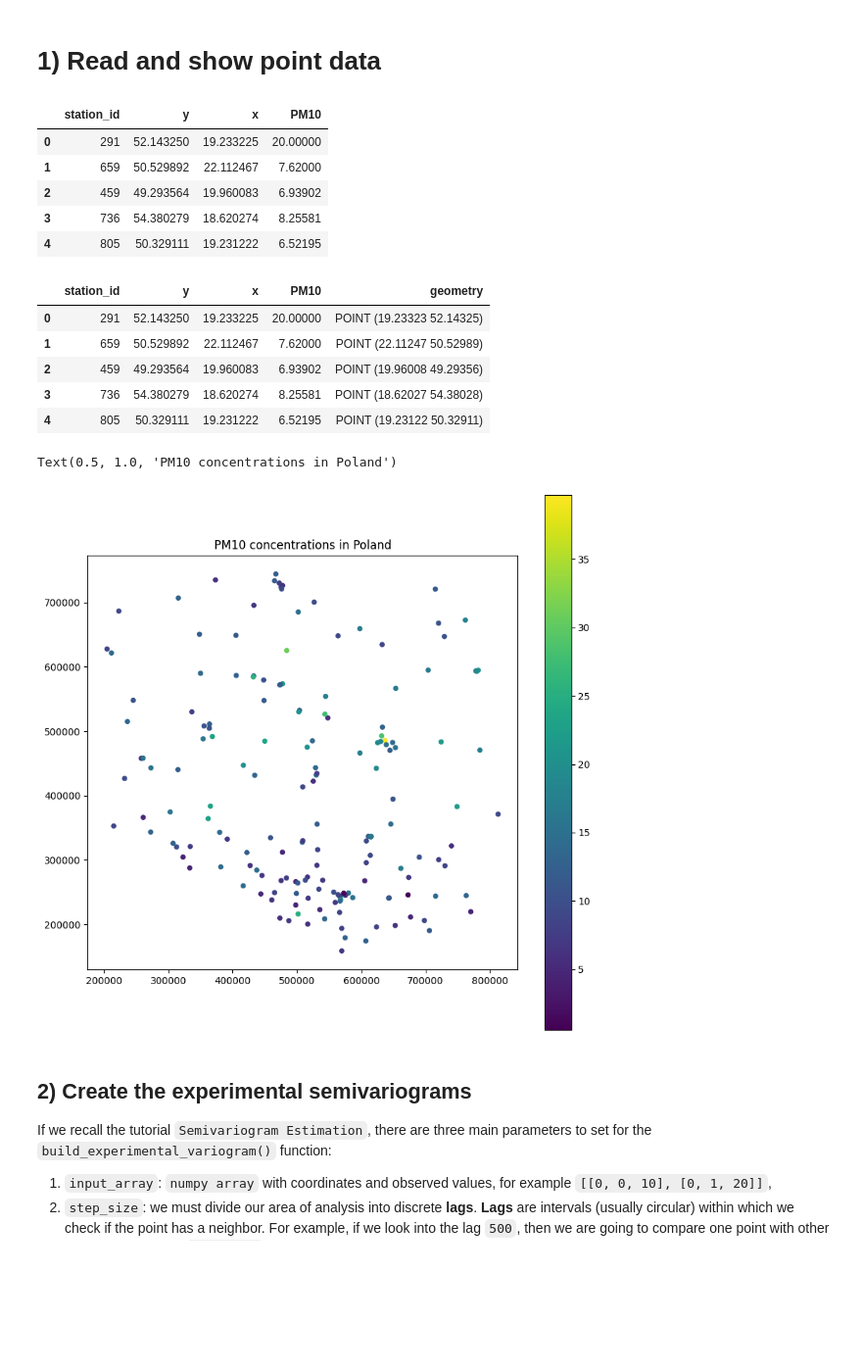
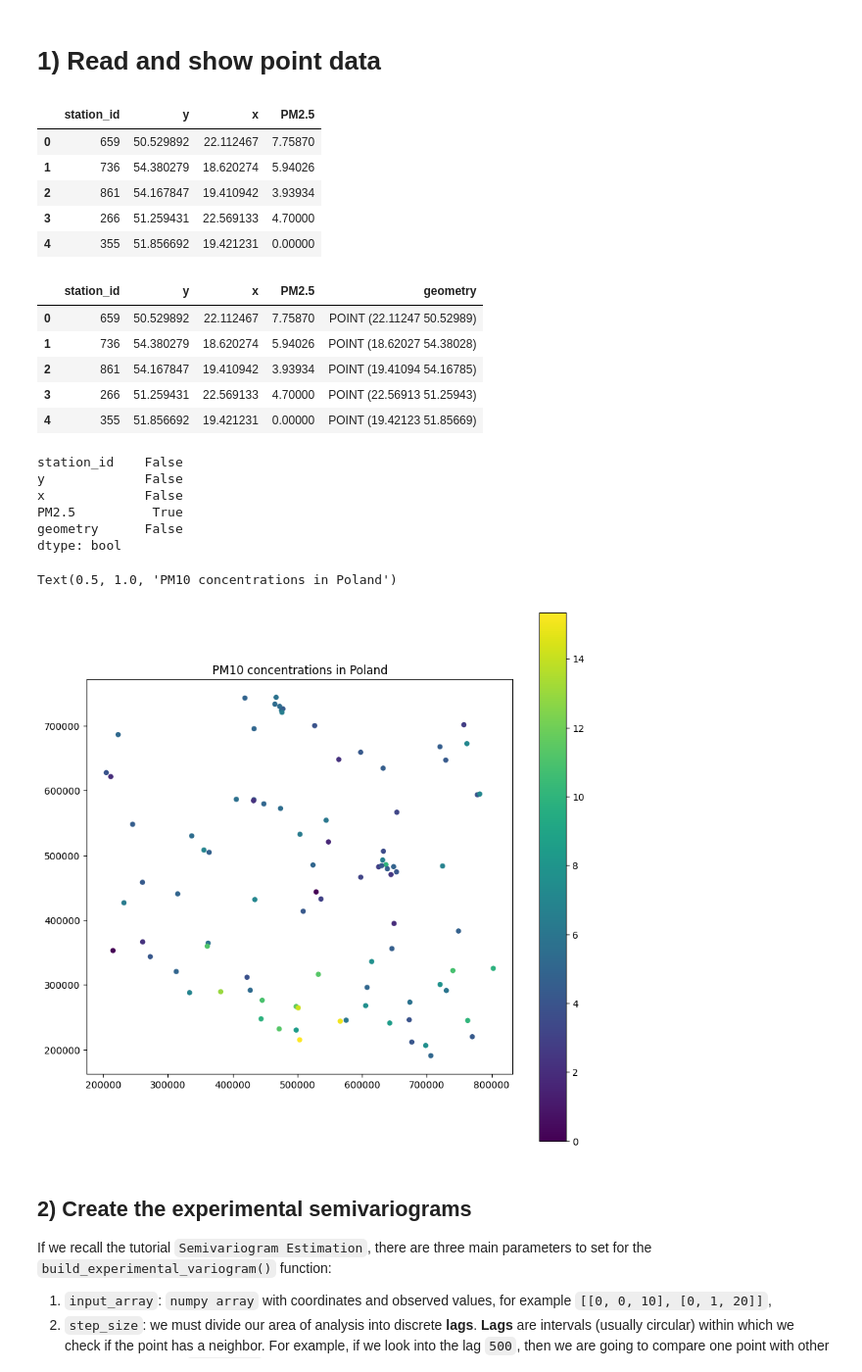
Before and after one commit to DataverseLabs/pyinterpolate, a Jupyter notebook: tutorials/Directional Semivariograms (Basic).ipynb, the cells around one changed output. Shown at 98% size. Drawn from its saved outputs; the diff is of its cells as text; code cells hidden in the pictures; blank space fills up the shorter version.

```diff
--- a/tutorials/Directional Semivariograms (Basic).ipynb
+++ b/tutorials/Directional Semivariograms (Basic).ipynb
@@ -39,15 +39,17 @@ from pyinterpolate import TheoreticalVariogram, build_theoretical_variogram
 # %% [markdown]
 # 1) Read and show point data
 # %%
-ds = download_air_quality_poland('PM10')
+DATASET = 'PM2.5'
+
+ds = download_air_quality_poland(DATASET)
 ds.head()
 # %% [output]
-|  | station_id | y | x | PM10 |
-| 0 | 291 | 52.143250 | 19.233225 | 20.00000 |
-| 1 | 659 | 50.529892 | 22.112467 | 7.62000 |
-| 2 | 459 | 49.293564 | 19.960083 | 6.93902 |
-| 3 | 736 | 54.380279 | 18.620274 | 8.25581 |
-| 4 | 805 | 50.329111 | 19.231222 | 6.52195 |
+|  | station_id | y | x | PM2.5 |
+| 0 | 659 | 50.529892 | 22.112467 | 7.75870 |
+| 1 | 736 | 54.380279 | 18.620274 | 5.94026 |
+| 2 | 861 | 54.167847 | 19.410942 | 3.93934 |
+| 3 | 266 | 51.259431 | 22.569133 | 4.70000 |
+| 4 | 355 | 51.856692 | 19.421231 | 0.00000 |
 # %%
 def df2gdf(df, lon_col='x', lat_col='y', epsg=4326, crs=None):
     """
@@ -90,19 +92,30 @@ def df2gdf(df, lon_col='x', lat_col='y', epsg=4326, crs=None):
 gds = df2gdf(ds)
 gds.head()
 # %% [output]
-|  | station_id | y | x | PM10 | geometry |
-| 0 | 291 | 52.143250 | 19.233225 | 20.00000 | POINT (19.23323 52.14325) |
-| 1 | 659 | 50.529892 | 22.112467 | 7.62000 | POINT (22.11247 50.52989) |
-| 2 | 459 | 49.293564 | 19.960083 | 6.93902 | POINT (19.96008 49.29356) |
-| 3 | 736 | 54.380279 | 18.620274 | 8.25581 | POINT (18.62027 54.38028) |
-| 4 | 805 | 50.329111 | 19.231222 | 6.52195 | POINT (19.23122 50.32911) |
+|  | station_id | y | x | PM2.5 | geometry |
+| 0 | 659 | 50.529892 | 22.112467 | 7.75870 | POINT (22.11247 50.52989) |
+| 1 | 736 | 54.380279 | 18.620274 | 5.94026 | POINT (18.62027 54.38028) |
+| 2 | 861 | 54.167847 | 19.410942 | 3.93934 | POINT (19.41094 54.16785) |
+| 3 | 266 | 51.259431 | 22.569133 | 4.70000 | POINT (22.56913 51.25943) |
+| 4 | 355 | 51.856692 | 19.421231 | 0.00000 | POINT (19.42123 51.85669) |
+# %%
+gds.isna().any()
+# %% [output]
+station_id    False
+y             False
+x             False
+PM2.5          True
+geometry      False
+dtype: bool
+# %%
+gds = gds.dropna(axis=0)
 # %%
-gds.to_crs(epsg=2180, inplace=True)
-gds.plot(figsize=(10, 10), column='PM10', legend=True, markersize=20)
+gds = gds.to_crs(epsg=2180)
+gds.plot(figsize=(10, 10), column=DATASET, legend=True, markersize=20)
 plt.title('PM10 concentrations in Poland')
 # %% [output]
 Text(0.5, 1.0, 'PM10 concentrations in Poland')
-[figure, old version]
+[figure, new version]
 # %% [markdown]
 ## 2) Create the experimental semivariograms
 
```
Also changed, not shown: parts of 9 cells of this notebook.
